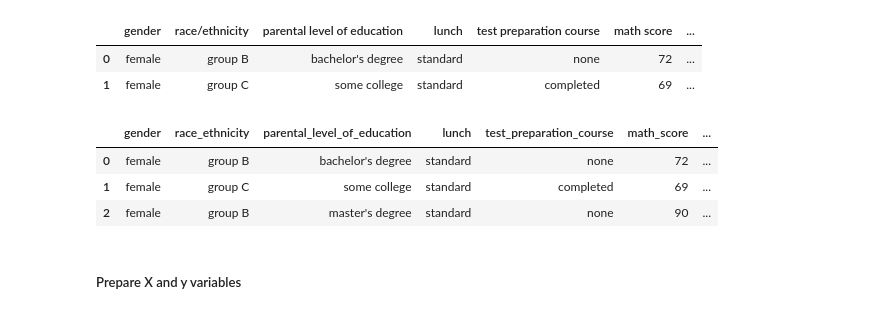
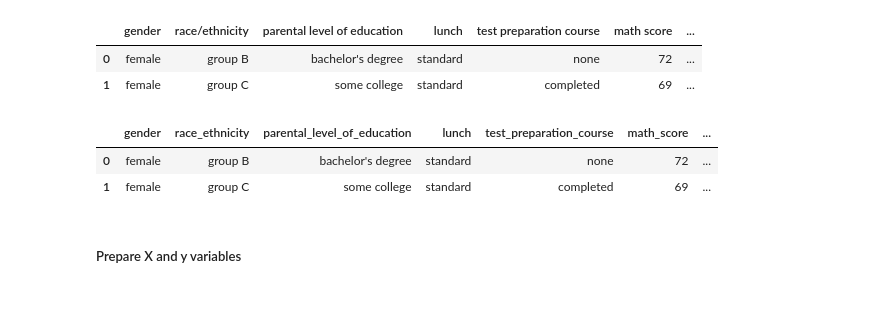
Before and after one commit to Uzoemeka/MLproject, a Jupyter notebook: notebook/Model Training.ipynb, the cells around one changed output. Saved outputs shown, nothing was run; the diff lists cells and outputs as text; code cells hidden in the pictures.

```diff
--- a/notebook/Model Training.ipynb
+++ b/notebook/Model Training.ipynb
@@ -35,12 +35,11 @@ df.head(2)
 # %%
 df.columns = [col.replace(" ", "_") for col in df.columns ]
 df.columns = [col.replace("/", "_") for col in df.columns ]
-df.head(3)
+df.head(2)
 # %% [output]
 |  | gender | race_ethnicity | parental_level_of_education | lunch | test_preparation_course | math_score | ... |
 | 0 | female | group B | bachelor's degree | standard | none | 72 | ... |
 | 1 | female | group C | some college | standard | completed | 69 | ... |
-| 2 | female | group B | master's degree | standard | none | 90 | ... |
 # %% [markdown]
 ##### Prepare X and y variables
 # %%
```
Also changed, not shown: 2 other files.
